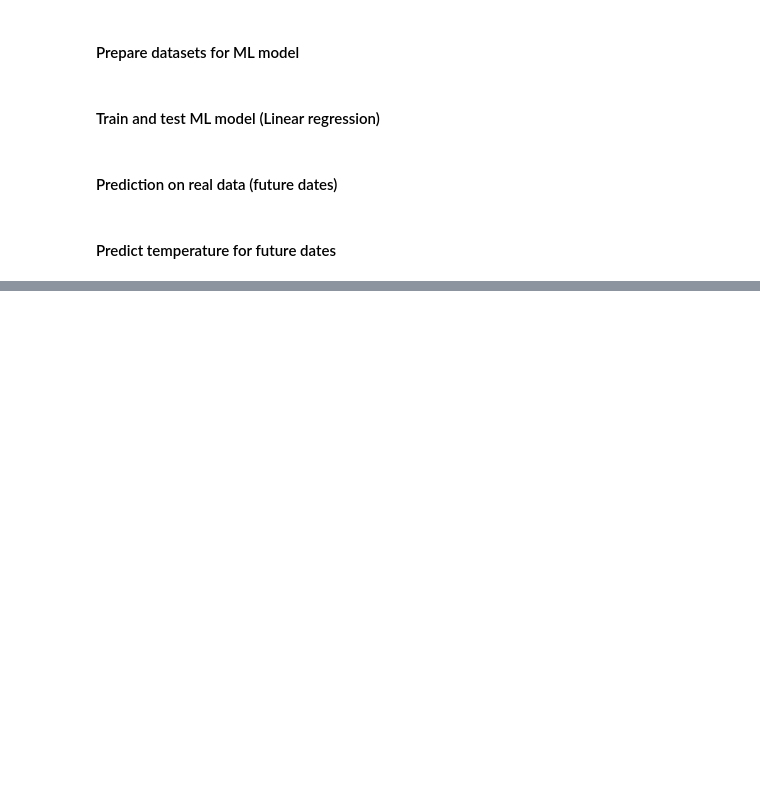
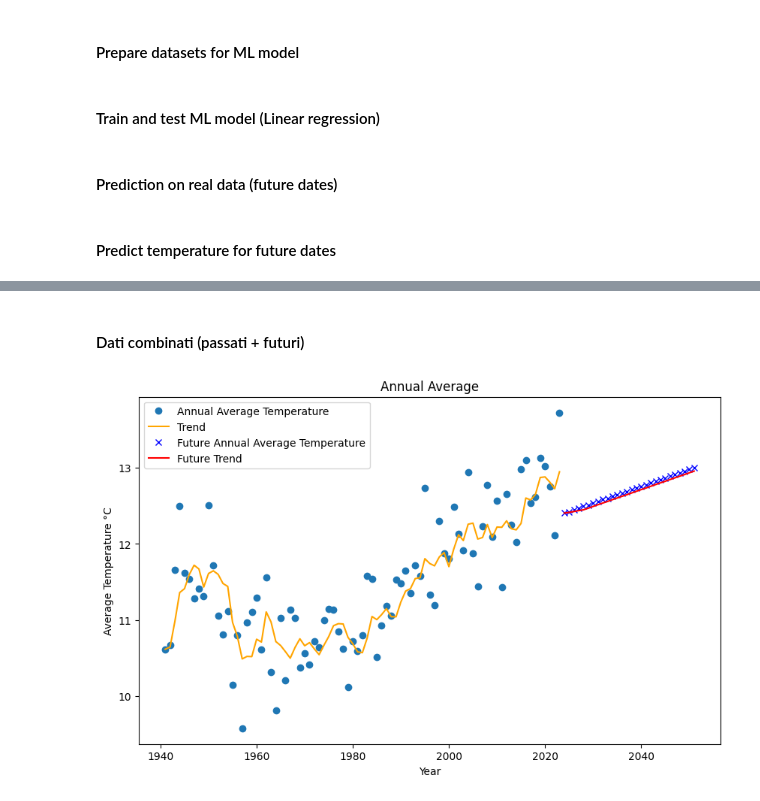
Before and after one commit to Favo02-unimi/visualizzazione-scientifica, a Jupyter notebook: machine-learning/weather_machine_learning.ipynb, the cells around one changed output, grey strips where cells are left out. Drawn from its saved outputs; the diff is of its cells as text; code cells hidden in the pictures; blank space fills up the shorter version.

```diff
--- a/machine-learning/weather_machine_learning.ipynb
+++ b/machine-learning/weather_machine_learning.ipynb
@@ -124,0 +157,38 @@ NameError: name 'plt' is not defined
+# %% [markdown]
+#### Dati combinati (passati + futuri)
+# %%
+plt.figure(figsize=(10, 6))
+plt.plot(
+  annual_average.index,
+  annual_average.values,
+  marker='o',
+  label='Annual Average Temperature',
+  linestyle='none'
+)
+plt.plot(
+  trend_line.index,
+  trend_line.values,
+  color='orange',
+  label='Trend'
+)
+plt.plot(
+  future_annual_average.index,
+  future_annual_average.values,
+  marker='x',
+  label='Future Annual Average Temperature',
+  linestyle='none',
+  color='blue'
+)
+plt.plot(
+  future_trend_line.index,
+  future_trend_line.values,
+  color='red',
+  label='Future Trend'
+)
+plt.xlabel('Year')
+plt.ylabel('Average Temperature °C')
+plt.title('Annual Average')
+plt.legend()
+plt.show()
+# %% [output]
+[figure, added]
```
Also changed, not shown: parts of 8 cells of this notebook.
